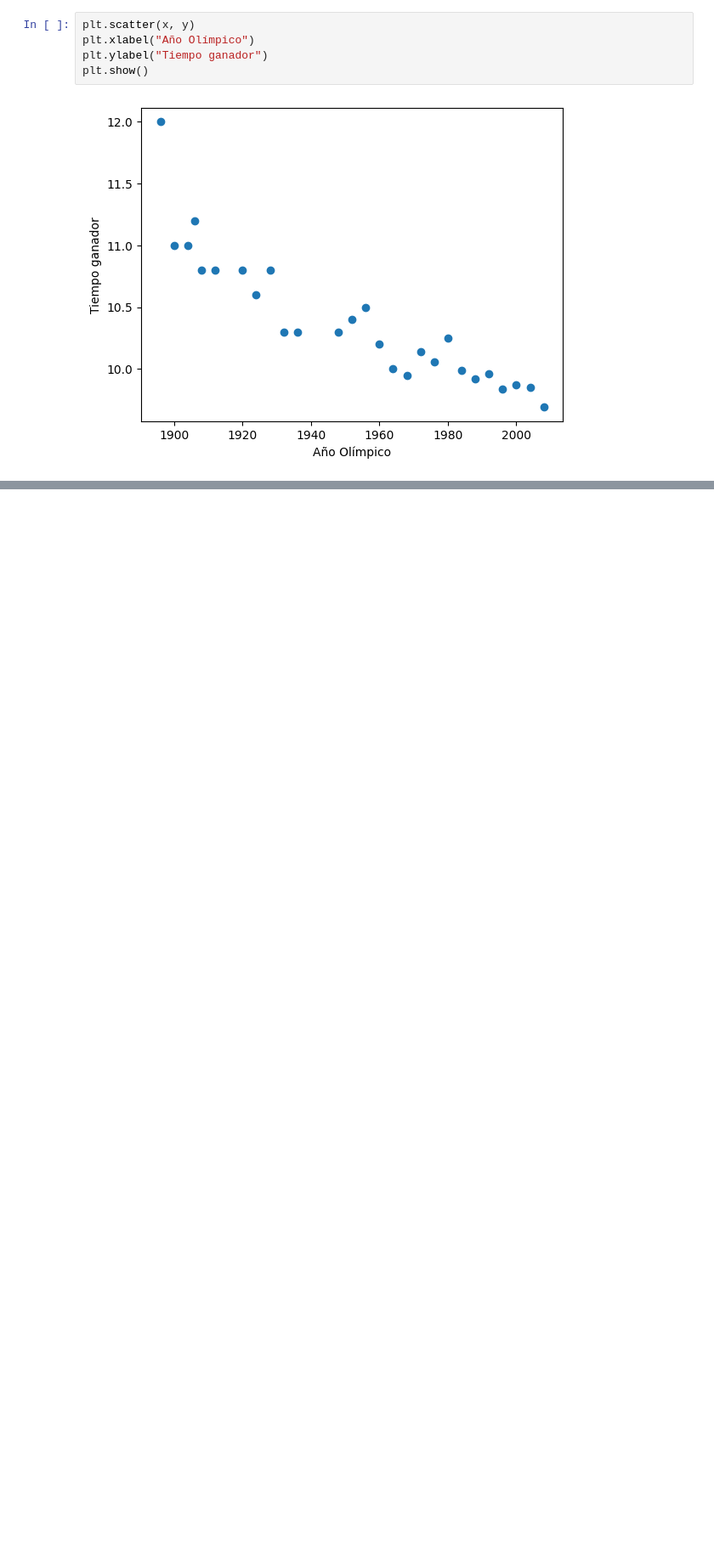
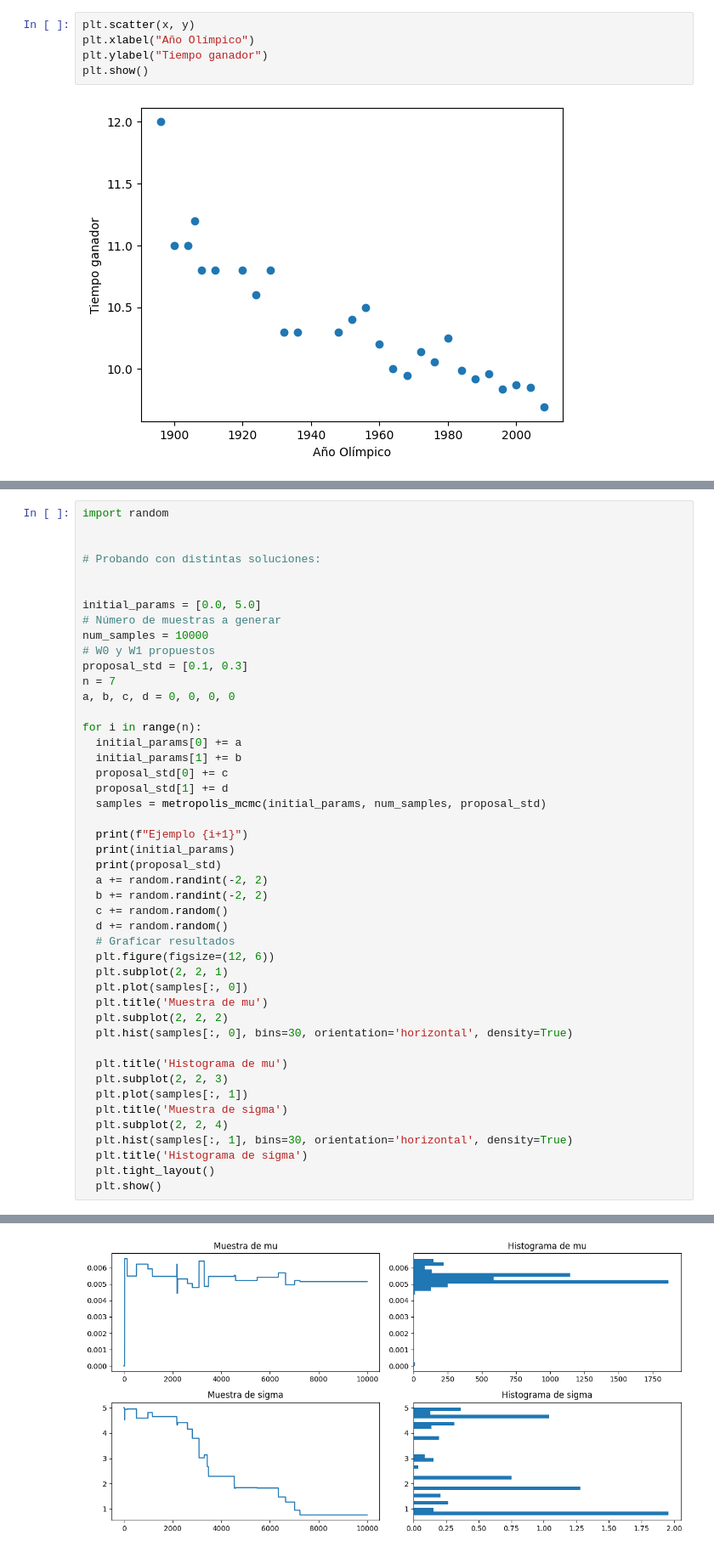
Before and after one commit to DCI-alxogm/ml2023-Diego1733, a Jupyter notebook: Sep29-30/Sep29_30.ipynb, the cells around one changed output, grey strips where cells are left out. Shown: that part at 85% size. Drawn from its saved outputs; the diff is of its cells as text; blank space fills up the shorter version.

```diff
--- a/Sep29-30/Sep29_30.ipynb
+++ b/Sep29-30/Sep29_30.ipynb
@@ -65,0 +113,47 @@ ValueError: ignored
+# %%
+import random
+
+
+# Probando con distintas soluciones:
+
+
+initial_params = [0.0, 5.0]
+# Número de muestras a generar
+num_samples = 10000
+# W0 y W1 propuestos
+proposal_std = [0.1, 0.3]
+n = 7
+a, b, c, d = 0, 0, 0, 0
+
+for i in range(n):
+  initial_params[0] += a
+  initial_params[1] += b
+  proposal_std[0] += c
+  proposal_std[1] += d
+  samples = metropolis_mcmc(initial_params, num_samples, proposal_std)
+
+  print(f"Ejemplo {i+1}")
+  print(initial_params)
+  print(proposal_std)
+  a += random.randint(-2, 2)
+  b += random.randint(-2, 2)
+  c += random.random()
+  d += random.random()
+  # Graficar resultados
+  plt.figure(figsize=(12, 6))
+  plt.subplot(2, 2, 1)
+  plt.plot(samples[:, 0])
+  plt.title('Muestra de mu')
+  plt.subplot(2, 2, 2)
+  plt.hist(samples[:, 0], bins=30, orientation='horizontal', density=True)
+
+  plt.title('Histograma de mu')
+  plt.subplot(2, 2, 3)
+  plt.plot(samples[:, 1])
+  plt.title('Muestra de sigma')
+  plt.subplot(2, 2, 4)
+  plt.hist(samples[:, 1], bins=30, orientation='horizontal', density=True)
+  plt.title('Histograma de sigma')
+  plt.tight_layout()
+  plt.show()
+# %% [output]
@@ -65,0 +163 @@ ValueError: ignored
+[figure, added]
```
Also changed, not shown: parts of 5 cells of this notebook.
